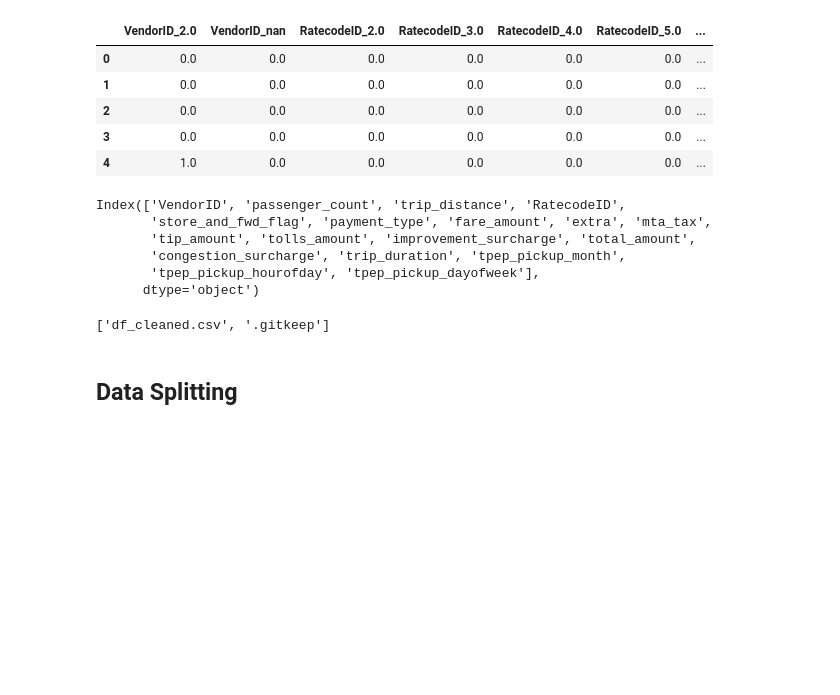
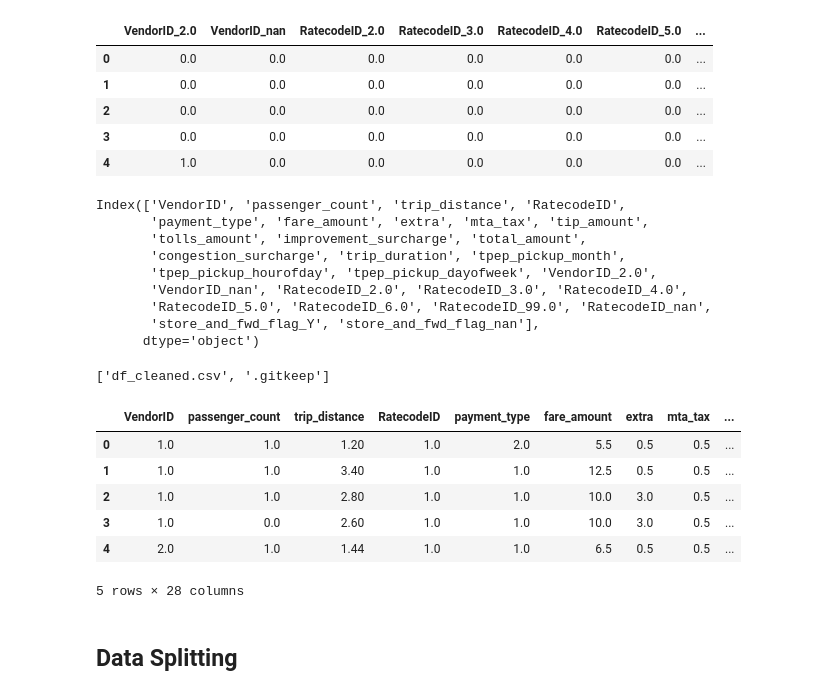
Before and after one commit to benedict-brunker/model-interpretation, a Jupyter notebook: notebooks/1_baseline.ipynb, the cells around one changed output. Drawn from its saved outputs; the diff is of its cells as text; code cells hidden in the pictures; blank space fills up the shorter version.

```diff
--- a/notebooks/1_baseline.ipynb
+++ b/notebooks/1_baseline.ipynb
@@ -201,15 +204,20 @@ ohm.head()
 | 2 | 0.0 | 0.0 | 0.0 | 0.0 | 0.0 | 0.0 | ... |
 | 3 | 0.0 | 0.0 | 0.0 | 0.0 | 0.0 | 0.0 | ... |
 | 4 | 1.0 | 0.0 | 0.0 | 0.0 | 0.0 | 0.0 | ... |
+# %%
+df_cleaned = pd.concat([df_cleaned, ohm], axis=1)
 # %%
-df_cleaned.drop(['tpep_pickup_datetime', 'tpep_dropoff_datetime', 'PULocationID', 'DOLocationID'], axis=1, inplace=True)
+df_cleaned.drop(['tpep_pickup_datetime', 'tpep_dropoff_datetime', 'PULocationID', 'DOLocationID', 'store_and_fwd_flag'], axis=1, inplace=True)
 df_cleaned.columns
 # %% [output]
 Index(['VendorID', 'passenger_count', 'trip_distance', 'RatecodeID',
-       'store_and_fwd_flag', 'payment_type', 'fare_amount', 'extra', 'mta_tax',
-       'tip_amount', 'tolls_amount', 'improvement_surcharge', 'total_amount',
+       'payment_type', 'fare_amount', 'extra', 'mta_tax', 'tip_amount',
+       'tolls_amount', 'improvement_surcharge', 'total_amount',
        'congestion_surcharge', 'trip_duration', 'tpep_pickup_month',
-       'tpep_pickup_hourofday', 'tpep_pickup_dayofweek'],
+       'tpep_pickup_hourofday', 'tpep_pickup_dayofweek', 'VendorID_2.0',
+       'VendorID_nan', 'RatecodeID_2.0', 'RatecodeID_3.0', 'RatecodeID_4.0',
+       'RatecodeID_5.0', 'RatecodeID_6.0', 'RatecodeID_99.0', 'RatecodeID_nan',
+       'store_and_fwd_flag_Y', 'store_and_fwd_flag_nan'],
       dtype='object')
 # %%
 datasets_dir = os.path.join(data_dir, "interim")
@@ -219,6 +227,16 @@ df_cleaned.to_csv(os.path.join(datasets_dir, "df_cleaned.csv"), index=False)
 os.listdir(datasets_dir)
 # %% [output]
 ['df_cleaned.csv', '.gitkeep']
+# %%
+df_cleaned.head()
+# %% [output]
+|  | VendorID | passenger_count | trip_distance | RatecodeID | payment_type | fare_amount | extra | mta_tax | ... |
+| 0 | 1.0 | 1.0 | 1.20 | 1.0 | 2.0 | 5.5 | 0.5 | 0.5 | ... |
+| 1 | 1.0 | 1.0 | 3.40 | 1.0 | 1.0 | 12.5 | 0.5 | 0.5 | ... |
+| 2 | 1.0 | 1.0 | 2.80 | 1.0 | 1.0 | 10.0 | 3.0 | 0.5 | ... |
+| 3 | 1.0 | 0.0 | 2.60 | 1.0 | 1.0 | 10.0 | 3.0 | 0.5 | ... |
+| 4 | 2.0 | 1.0 | 1.44 | 1.0 | 1.0 | 6.5 | 0.5 | 0.5 | ... |
+5 rows × 28 columns
 # %% [markdown]
 ## Data Splitting
 # %%
```
Also changed, not shown: parts of 1 cell of this notebook, 2 other files.
